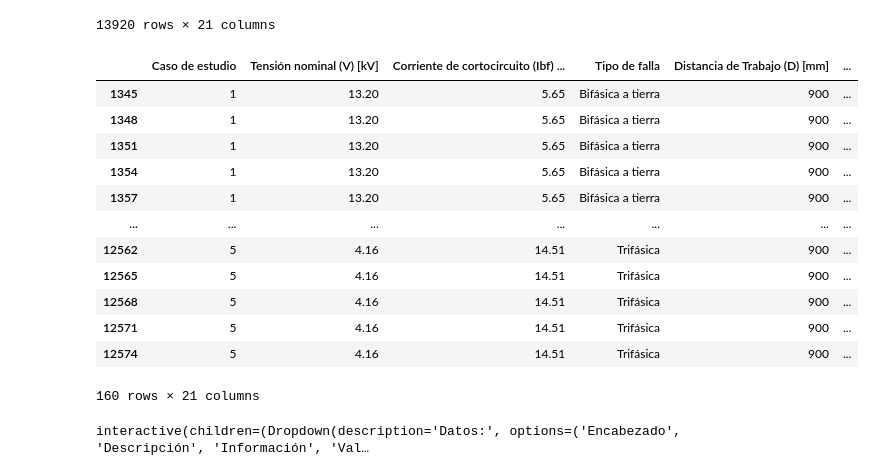
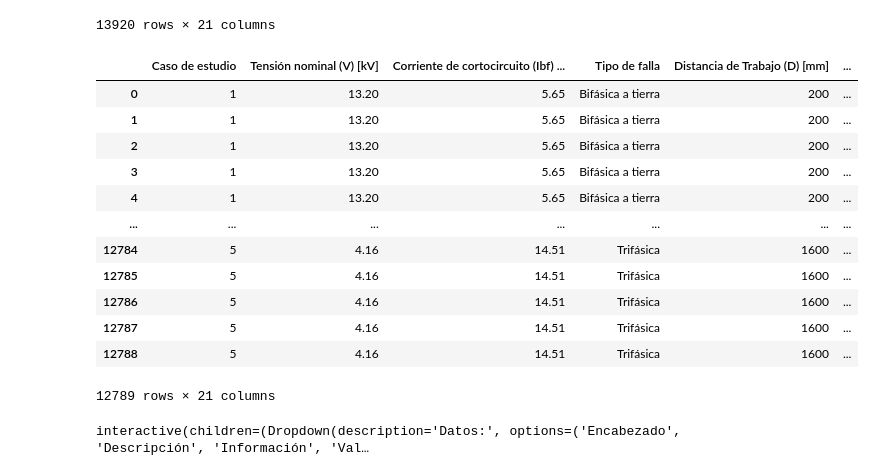
Before and after one commit to alvillegasru/15_kV_Arc_Flash, a Jupyter notebook: Cuadernos/Tesis_sin_Cenc_REGRESSORS.ipynb, the cells around one changed output. Cells and saved outputs as stored; diff of their text form; code cells hidden in the pictures.

```diff
--- a/Cuadernos/Tesis_sin_Cenc_REGRESSORS.ipynb
+++ b/Cuadernos/Tesis_sin_Cenc_REGRESSORS.ipynb
@@ -100,6 +115,6 @@ IPython: 7.34.0
 # %%
-RSC = pd.read_excel('Arco_electrico/Archivos/Result_Sin_Cenc.xlsx', sheet_name='Hoja1')
-RSC
+DF = pd.read_excel('Arco_electrico/Archivos/Result_Sin_Cenc.xlsx', sheet_name='Hoja1')
+DF
 # %% [output]
 |  | Caso de estudio | Tensión nominal (V) [kV] | Corriente de cortocircuito (Ibf) ... | Tipo de falla | Distancia de Trabajo (D) [mm] | ... |
 | 0 | 1 | 13.20 | 5.65 | Bifásica a tierra | 200 | ... |
@@ -114,32 +129,3 @@ RSC
 | 13918 | 5 | 4.16 | 14.51 | Trifásica | 1600 | ... |
 | 13919 | 5 | 4.16 | 14.51 | Trifásica | 1600 | ... |
 13920 rows × 21 columns
-# %%
-#Creación de gráficas
-#Con G = 300 mm
-Gap = 300; '[mm]'
-WD = 900; '[mm]'
-G1 = RSC[RSC['Gap (G) [mm]'] == Gap]
-G1_VCB = G1[G1['Configuración de electrodos (EC)'] == 'VCB']
-G1_VCBB = G1[G1['Configuración de electrodos (EC)'] == 'VCBB']
-G1_HCB = G1[G1['Configuración de electrodos (EC)'] == 'HCB']
-#Con D = 900 mm
-G2 = RSC[RSC['Distancia de Trabajo (D) [mm]'] == WD]
-G2_VCB = G2[G2['Configuración de electrodos (EC)'] == 'VCB']
-G2_VCBB = G2[G2['Configuración de electrodos (EC)'] == 'VCBB']
-G2_HCB = G2[G2['Configuración de electrodos (EC)'] == 'HCB']
-G2_VCB
-# %% [output]
-|  | Caso de estudio | Tensión nominal (V) [kV] | Corriente de cortocircuito (Ibf) ... | Tipo de falla | Distancia de Trabajo (D) [mm] | ... |
-| 1345 | 1 | 13.20 | 5.65 | Bifásica a tierra | 900 | ... |
-| 1348 | 1 | 13.20 | 5.65 | Bifásica a tierra | 900 | ... |
-| 1351 | 1 | 13.20 | 5.65 | Bifásica a tierra | 900 | ... |
-| 1354 | 1 | 13.20 | 5.65 | Bifásica a tierra | 900 | ... |
-| 1357 | 1 | 13.20 | 5.65 | Bifásica a tierra | 900 | ... |
-| ... | ... | ... | ... | ... | ... | ... |
-| 12562 | 5 | 4.16 | 14.51 | Trifásica | 900 | ... |
-| 12565 | 5 | 4.16 | 14.51 | Trifásica | 900 | ... |
-| 12568 | 5 | 4.16 | 14.51 | Trifásica | 900 | ... |
-| 12571 | 5 | 4.16 | 14.51 | Trifásica | 900 | ... |
-| 12574 | 5 | 4.16 | 14.51 | Trifásica | 900 | ... |
-160 rows × 21 columns
@@ -159,3 +132,22 @@ Res_HCB_E2 = Res_HCB[~Res_HCB['Gap (G) [mm]'].isin([50, 100, 150, 200, 250])]
+# %%
+#@title Limpieza de datos
+# Eliminar filas con valores nulos
+RSC = DF.dropna().reset_index(drop=True)
+RSC
+# %% [output]
+|  | Caso de estudio | Tensión nominal (V) [kV] | Corriente de cortocircuito (Ibf) ... | Tipo de falla | Distancia de Trabajo (D) [mm] | ... |
+| 0 | 1 | 13.20 | 5.65 | Bifásica a tierra | 200 | ... |
+| 1 | 1 | 13.20 | 5.65 | Bifásica a tierra | 200 | ... |
+| 2 | 1 | 13.20 | 5.65 | Bifásica a tierra | 200 | ... |
+| 3 | 1 | 13.20 | 5.65 | Bifásica a tierra | 200 | ... |
+| 4 | 1 | 13.20 | 5.65 | Bifásica a tierra | 200 | ... |
+| ... | ... | ... | ... | ... | ... | ... |
+| 12784 | 5 | 4.16 | 14.51 | Trifásica | 1600 | ... |
+| 12785 | 5 | 4.16 | 14.51 | Trifásica | 1600 | ... |
+| 12786 | 5 | 4.16 | 14.51 | Trifásica | 1600 | ... |
+| 12787 | 5 | 4.16 | 14.51 | Trifásica | 1600 | ... |
+| 12788 | 5 | 4.16 | 14.51 | Trifásica | 1600 | ... |
+12789 rows × 21 columns
 # %%
 #@title Exploración de datos
 
```
Also changed, not shown: parts of 19 cells of this notebook.
